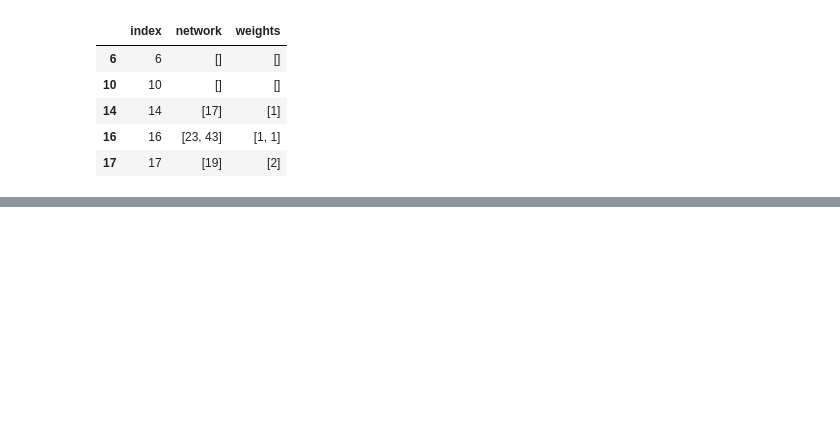
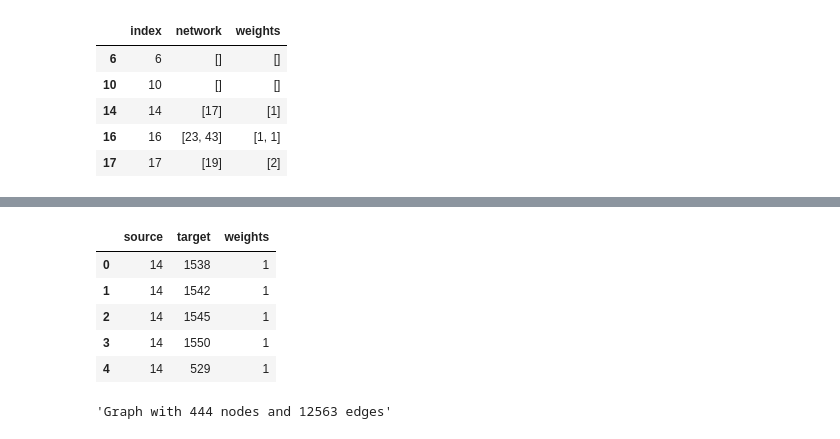
Before and after one commit to ChabiMax/author_network, a Jupyter notebook: Graph_from_raw_data.ipynb, the cells around one changed output, grey strips where cells are left out. Saved outputs shown, nothing was run; the diff lists cells and outputs as text; code cells hidden in the pictures; blank space fills up the shorter version.

```diff
--- a/Graph_from_raw_data.ipynb
+++ b/Graph_from_raw_data.ipynb
@@ -100,0 +97,16 @@ NetworkXError: ignored
+# %%
+id = 0
+id_link = id
+genre_table = dict()
+
+for source in df.index :
+  # print("id: ", id)
+  # print("Source: ", source)
+  for i in range(len(df.iloc[id]['meme_genre'])):
+    # print("i: ", i)
+    # print("id_link: ", id_link)
+    target = df.iloc[id]['meme_genre'][i]
+    # print("Target: ",target)
+    genre_table[id_link] = {'source' : source, 'target' : target}
+    id_link +=1
+  id += 1
@@ -100,0 +115,16 @@ NetworkXError: ignored
+# %%
+edge_genres = pd.DataFrame(genre_table).T
+edge_genres['weights'] = 1
+edge_genres.head()
+# %% [output]
+|  | source | target | weights |
+| 0 | 14 | 1538 | 1 |
+| 1 | 14 | 1542 | 1 |
+| 2 | 14 | 1545 | 1 |
+| 3 | 14 | 1550 | 1 |
+| 4 | 14 | 529 | 1 |
+# %%
+G_genres = nx.Graph(edge_genres,source="source",target="target")
+nx.info(G_genres)
+# %% [output]
+'Graph with 444 nodes and 12563 edges'
```
Also changed, not shown: parts of 8 cells of this notebook.
